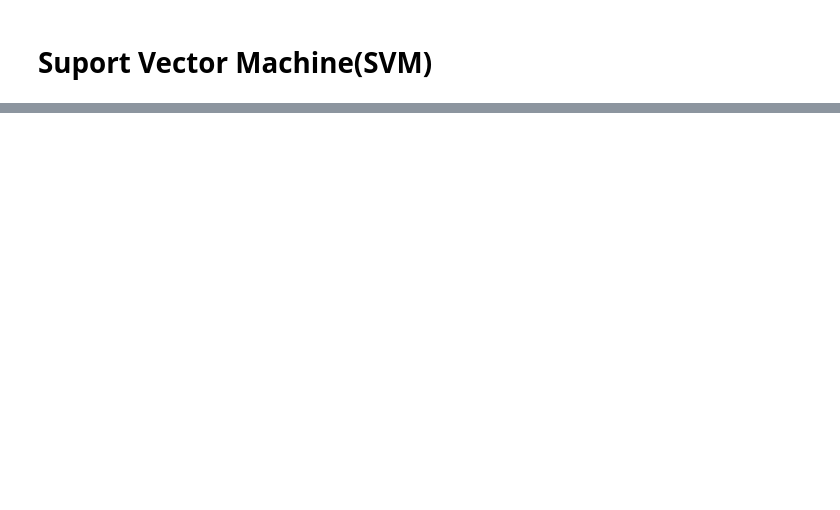
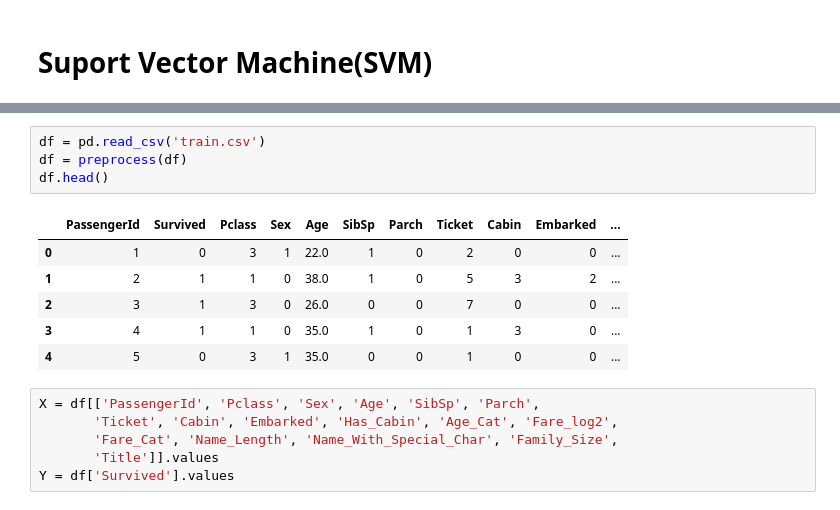
Before and after one commit to GoatWang/ithome_ironman, a Jupyter notebook: day27_Classification_Theory/Classfication_Theory.ipynb, the cells around one changed output, grey strips where cells are left out. Saved outputs shown, nothing was run; the diff lists cells and outputs as text; blank space fills up the shorter version.

```diff
--- a/day27_Classification_Theory/Classfication_Theory.ipynb
+++ b/day27_Classification_Theory/Classfication_Theory.ipynb
@@ -108,0 +278,17 @@ Accuracy 92.5%
+# %%
+df = pd.read_csv('train.csv')
+df = preprocess(df)
+df.head()
+# %% [output]
+|  | PassengerId | Survived | Pclass | Sex | Age | SibSp | Parch | Ticket | Cabin | Embarked | ... |
+| 0 | 1 | 0 | 3 | 1 | 22.0 | 1 | 0 | 2 | 0 | 0 | ... |
+| 1 | 2 | 1 | 1 | 0 | 38.0 | 1 | 0 | 5 | 3 | 2 | ... |
+| 2 | 3 | 1 | 3 | 0 | 26.0 | 0 | 0 | 7 | 0 | 0 | ... |
+| 3 | 4 | 1 | 1 | 0 | 35.0 | 1 | 0 | 1 | 3 | 0 | ... |
+| 4 | 5 | 0 | 3 | 1 | 35.0 | 0 | 0 | 1 | 0 | 0 | ... |
+# %%
+X = df[['PassengerId', 'Pclass', 'Sex', 'Age', 'SibSp', 'Parch',
+       'Ticket', 'Cabin', 'Embarked', 'Has_Cabin', 'Age_Cat', 'Fare_log2',
+       'Fare_Cat', 'Name_Length', 'Name_With_Special_Char', 'Family_Size',
+       'Title']].values
+Y = df['Survived'].values
```
Also changed, not shown: parts of 12 cells of this notebook, 27 other files.
